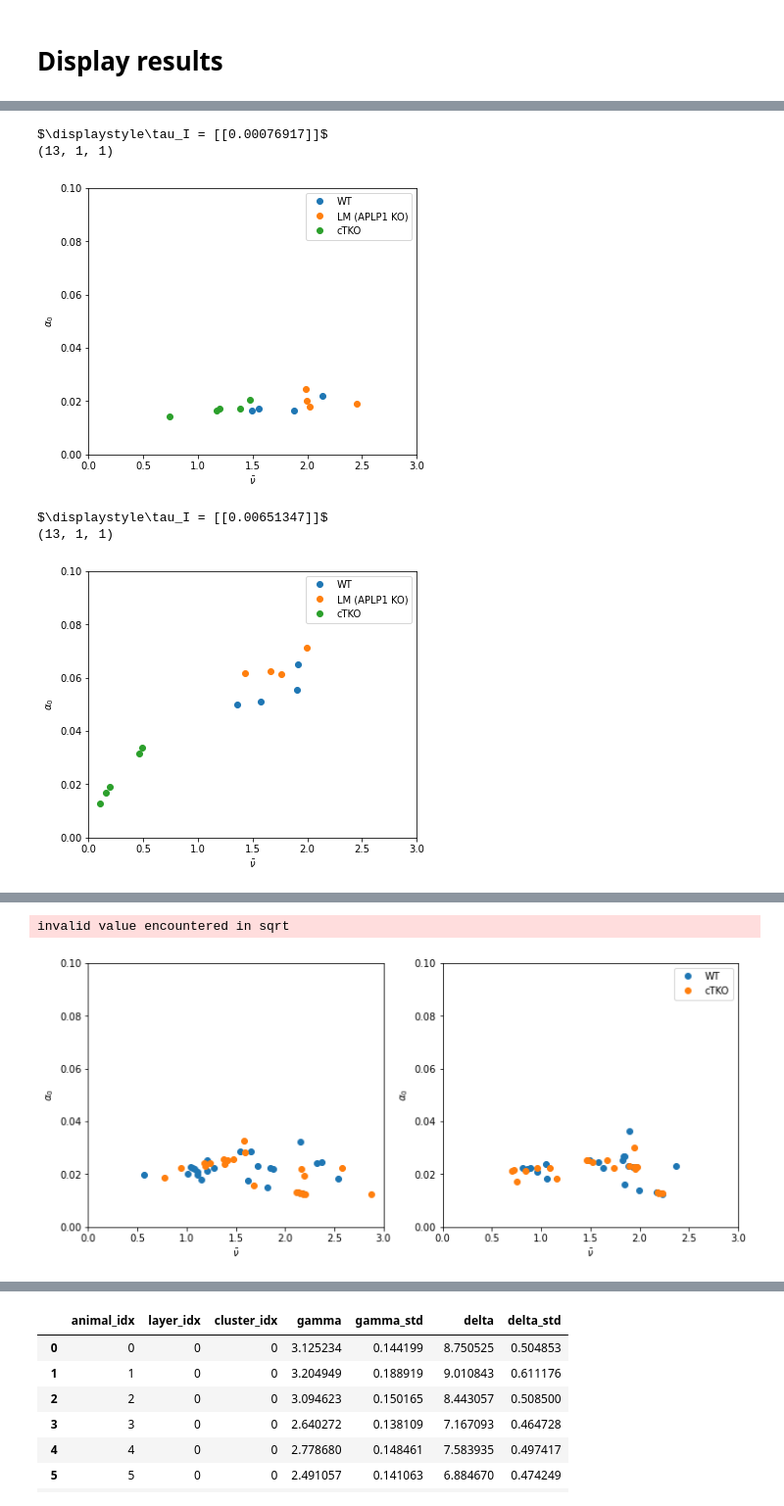
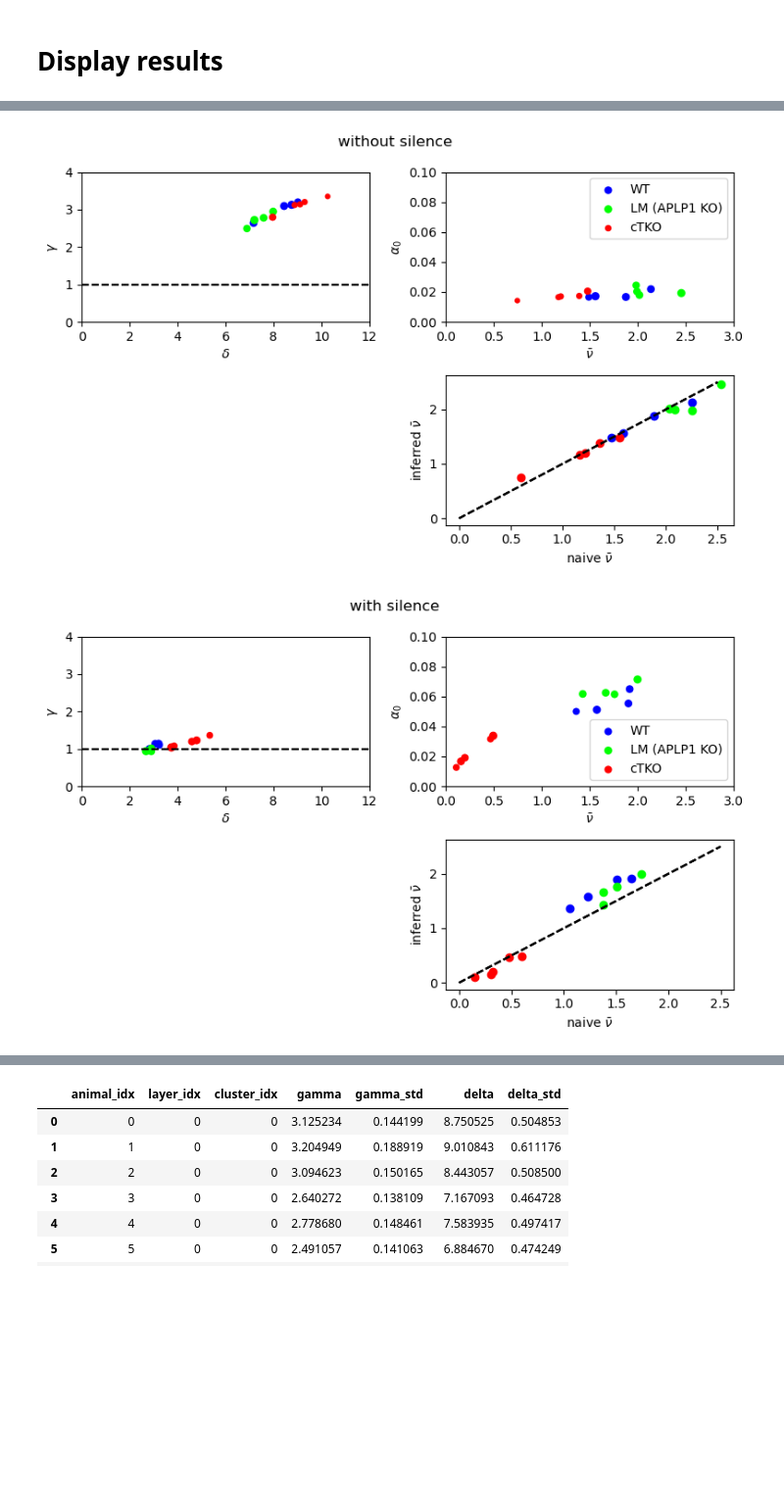
Before and after one commit to woxxel/DarkMatter, a Jupyter notebook: notebooks/spiking_data_analysis.ipynb, the cells around one changed output, grey strips where cells are left out. Shown at 98% size. Cells and saved outputs as stored; diff of their text form; code cells hidden in the pictures; blank space fills up the shorter version.

Commit message:
introduced parameter exploration and several graphs for analysis

```diff
--- a/notebooks/spiking_data_analysis.ipynb
+++ b/notebooks/spiking_data_analysis.ipynb
@@ -89,0 +52,6 @@ for i in range(4):
+# %%
+##### currently issues: ~99% of traces diverge -> pole is difficult to fit
+#trace = run_on_data(mP,draws=5000,tune=10000,loadPath='results_xls_noSilent.nc')
+trace_silent = run_on_data(mP_withSilent,draws=1000,tune=2000,savePath='test_results_xls_trace.nc')
+#trace_Ca = run_on_data(mP_Ca,draws=5000,tune=10000,loadPath='results_Ca_trace.nc',)
+traces = [trace_silent]
@@ -89,0 +80,7 @@ for i in range(4):
+# %%
+fig,ax = plt.subplots(1,len(traces),figsize=(15,3))
+if len(traces)==1:
+    ax = [ax]
+for j,t in enumerate(traces):
+    for i in range(4):
+        ax[j].plot(t.log_likelihood['logP'][i,:,0])
@@ -105,6 +104,6 @@ def post_inference(mP,trace):
 
     return results
 
-results = post_inference(mP,trace)
+#results = post_inference(mP,trace)
 results_silent = post_inference(mP_withSilent,trace_silent)
-results_Ca = post_inference(mP_Ca,trace_Ca)
+#results_Ca = post_inference(mP_Ca,trace_Ca)
@@ -111,5 +191,5 @@ results_Ca = post_inference(mP_Ca,trace_Ca)
 # %%
-t = trace_silent
+t = trace
 az.plot_forest(t,var_names=['nu_max'])
 az.plot_forest(t,var_names=['gamma_base'])
 az.plot_forest(t,var_names=['^delta_gamma'], filter_vars='regex')
@@ -142,40 +218,58 @@ mP_Ca._num_layers
 # %%
-def plot_results(mP,results):
+def plot_results(mP,results,title):
 
     gamma = results['gamma']['mean']
     delta = results['delta']['mean']
     nu_max = results['nu_max']['mean']
 
     tau_m = 0.01
     tau_I = get_tau_I(nu_max,tau_m=tau_m)
-    print(f'$\displaystyle\\tau_I = {tau_I}$')
+    #print(f'$\displaystyle\\tau_I = {tau_I}$')
     nu_mean = get_nu_bar(gamma=gamma,delta=delta,nu_max=nu_max)
 
     q = nu_max**2 * gamma / np.sqrt(gamma**2 + 2) * np.exp(-delta**2 / (2+gamma**2))
     J_0 = -1 * tau_m
     alpha_0 = np.sqrt(J_0**2 * ( nu_mean/ (2 * gamma**2 * (tau_I + tau_m)) - q))
 
-    fig,ax = plt.subplots(1,mP._num_clusters,figsize=(6*mP._num_clusters,5))
-    ax = ax if mP._num_clusters>1 else [ax]
-    print(nu_mean.shape)
+    #fig,ax = plt.subplots(mP._num_clusters,2,figsize=(15,3*mP._num_clusters))
+    fig,ax = plt.subplots(2,2,figsize=(8,5*mP._num_clusters))
+    #ax = ax if mP._num_clusters>1 else [ax]
 
+    if len(mP.types)>2:
+        col = np.array([[0,0,1],[0,1,0],[1,0,0]])
+    else:
+        col = np.array([[0,0,1],[1,0,0]])
 
-    for i,t in enumerate(mP.types):
-        for c in range(mP._num_clusters):
-            idx = mP.type == i
-            ax[c].plot(np.squeeze(nu_mean[idx,:,c]).flat,np.squeeze(alpha_0[idx,:,c]).flat,'o',label=f'{mP.types[i]}')
-    plt.setp(ax,xlim=[0,3],ylim=[0,0.1],
+    for c in range(mP._num_clusters):
+        for i,t in enumerate(mP.types):
+            for l in range(mP._num_layers):
+                co = col[i]*(l+3)/(mP._num_layers+2)
+                idx = mP.type == i
+                label = f'{mP.types[i]}'
+                if mP._num_layers>1:
+                    label += f' (L{l})'
+                if mP._num_clusters>1:
+                    label += f' c{c}'
+
+                ax[c][0].axhline(1,color='k',linestyle='--')
+                ax[c][0].scatter(delta[idx,l,c],gamma[idx,l,c],s=1+30*np.sqrt(results['N'][idx,l,c]/np.max(results['N'][...])),color=co,label=label)
+                ax[c][1].scatter(np.squeeze(nu_mean[idx,l,c]),np.squeeze(alpha_0[idx,l,c]),s=1+30*np.sqrt(results['N'][idx,l,c]/np.max(results['N'][...])),color=co,label=label)
+                ax[1][1].plot([0,2.5],[0,2.5],'k--')
+                ax[1][1].scatter(np.squeeze(results['fr'][idx,...]),np.squeeze(nu_mean[idx,l,c]),color=co)
+        plt.setp(ax[c][1],xlim=[0,3],ylim=[0,0.1],
             xlabel='$\\bar{\\nu}$',ylabel='$\\alpha_0$')
-    plt.legend()
+        plt.setp(ax[c][0],xlim=[0,12],ylim=[0,4],
+            xlabel='$\\delta$',ylabel='$\\gamma$')
+        plt.setp(ax[1][1],xlabel='naive $\\bar{\\nu}$',ylabel='inferred $\\bar{\\nu}$')
+        ax[c][1].legend()
+    plt.suptitle(title)
+    ax[1][0].remove()
+    plt.tight_layout()
     plt.show()
 
-plot_results(mP,results)
-plot_results(mP_withSilent,results_silent)
-plot_results(mP_Ca,results_Ca)
+plot_results(mP,results,'without silence')
+plot_results(mP_withSilent,results_silent,'with silence')
+#plot_results(mP_Ca,results_Ca,'Ca imaging')
 # %% [output]
-$\displaystyle\tau_I = [[0.00076917]]$
-(13, 1, 1)
-[figure, old version]
+[figure, new version]
-$\displaystyle\tau_I = [[0.00651347]]$
-(13, 1, 1)
-[figure, old version]
+[figure, new version]
@@ -186,2 +275,0 @@ $\displaystyle\tau_I = [[0.00421753 0.0040388 ]
-invalid value encountered in sqrt
-[figure, removed]
```
Also changed, not shown: parts of 16 cells of this notebook, 7 other files.
